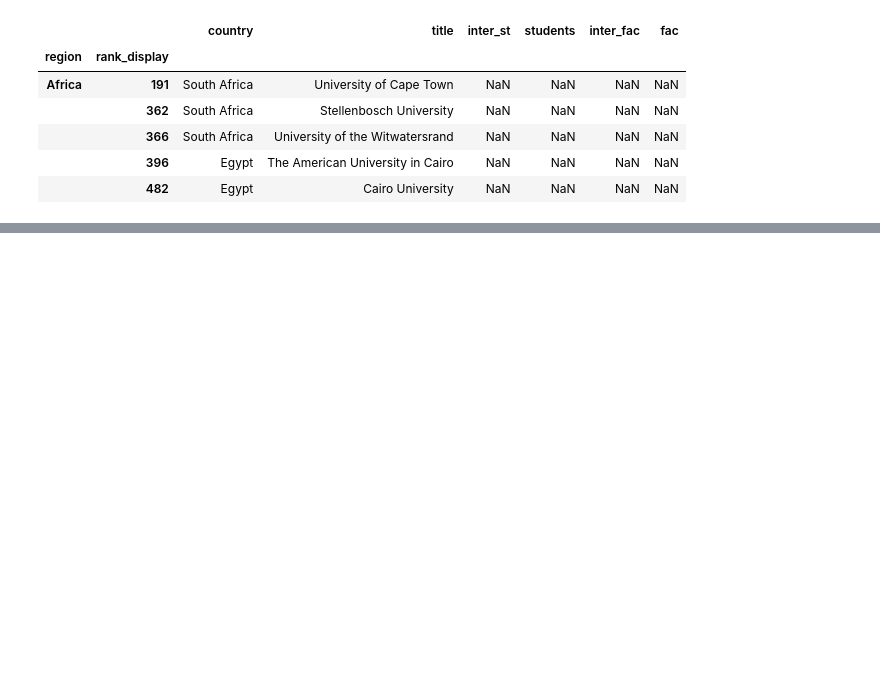
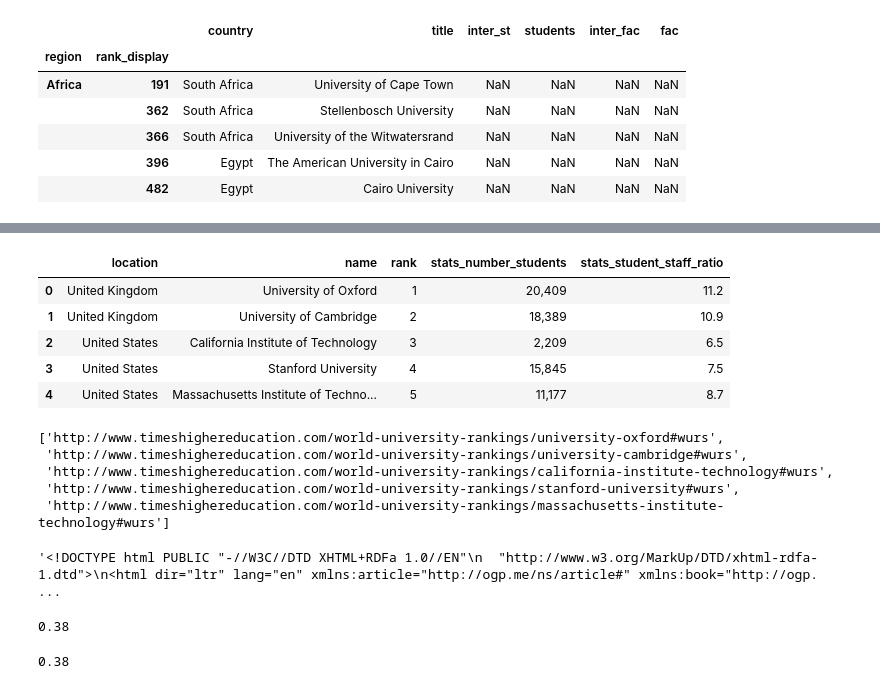
Before and after one commit to IsaacLeimgruber/ADA_labs_repo, a Jupyter notebook: 02 - Data from the Web/hw02_isaac.ipynb, the cells around one changed output, grey strips where cells are left out. Drawn from its saved outputs; the diff is of its cells as text; code cells hidden in the pictures; blank space fills up the shorter version.

```diff
--- a/02 - Data from the Web/hw02_isaac.ipynb
+++ b/02 - Data from the Web/hw02_isaac.ipynb
@@ -478,0 +529,49 @@ region_df.head()
+# %%
+#replace rank by index+1 in case this is an invalid way to do, just ignore this cell
+univ_dr_df2['rank'] = univ_dr_df2.index + 1
+univ_dr_df2.head()
+# %% [output]
+|  | location | name | rank | stats_number_students | stats_student_staff_ratio |
+| 0 | United Kingdom | University of Oxford | 1 | 20,409 | 11.2 |
+| 1 | United Kingdom | University of Cambridge | 2 | 18,389 | 10.9 |
+| 2 | United States | California Institute of Technology | 3 | 2,209 | 6.5 |
+| 3 | United States | Stanford University | 4 | 15,845 | 7.5 |
+| 4 | United States | Massachusetts Institute of Techno... | 5 | 11,177 | 8.7 |
+# %%
+#Prepare urls for request-loop
+u_urls2 = np.array(univ_df2[['url']].values)
+univ_urls2 = []
+main_url2 = 'http://www.timeshighereducation.com'
+for url_ in u_urls2:
+    url = url_[0]
+    univ_urls2.append(main_url2 + url + '#wurs')
+univ_urls2[:5]
+# %% [output]
+['http://www.timeshighereducation.com/world-university-rankings/university-oxford#wurs',
+ 'http://www.timeshighereducation.com/world-university-rankings/university-cambridge#wurs',
+ 'http://www.timeshighereducation.com/world-university-rankings/california-institute-technology#wurs',
+ 'http://www.timeshighereducation.com/world-university-rankings/stanford-university#wurs',
+ 'http://www.timeshighereducation.com/world-university-rankings/massachusetts-institute-technology#wurs']
+# %%
+#Retrieve the soup for the caltech description page
+url_oxford = 'http://www.timeshighereducation.com/world-university-rankings/university-oxford#wurs'
+r_oxford = requests.get(url_oxford)
+soup_oxford = BeautifulSoup(r_oxford.text, 'html.parser')
+soup_oxford.prettify()[:200]
+# %% [output]
+'<!DOCTYPE html PUBLIC "-//W3C//DTD XHTML+RDFa 1.0//EN"\n  "http://www.w3.org/MarkUp/DTD/xhtml-rdfa-1.dtd">\n<html dir="ltr" lang="en" xmlns:article="http://ogp.me/ns/article#" xmlns:book="http://ogp. ...
+# %%
+oxford_values = soup_oxford.find('div', class_='panel-pane pane-data-stats') \
+.find('div', class_='pane-content').findAll('div')
+div_idx = 0
+for i_div in range(0, len(oxford_values)):
+    curr_div = oxford_values[i_div]
+    if(curr_div.text == 'keystats pc_intl_students'):
+        div_idx = i_div
+int(oxford_values[div_idx].find('div', class_='value').text[:2])/100
+# %% [output]
+0.38
+# %%
+int(oxford_values[0].text[:2])/100
+# %% [output]
+0.38
```
Also changed, not shown: parts of 24 cells of this notebook.
